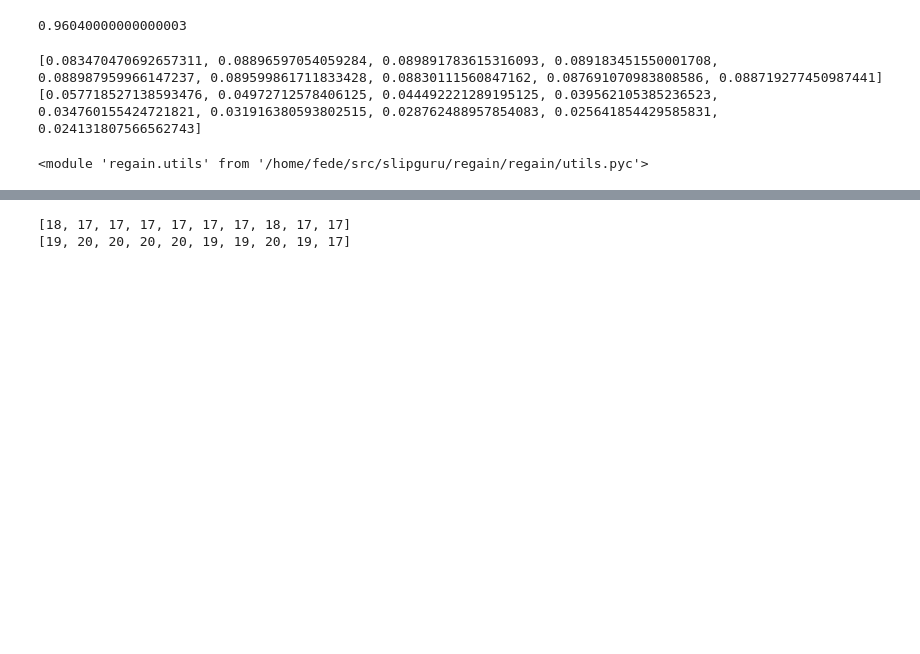
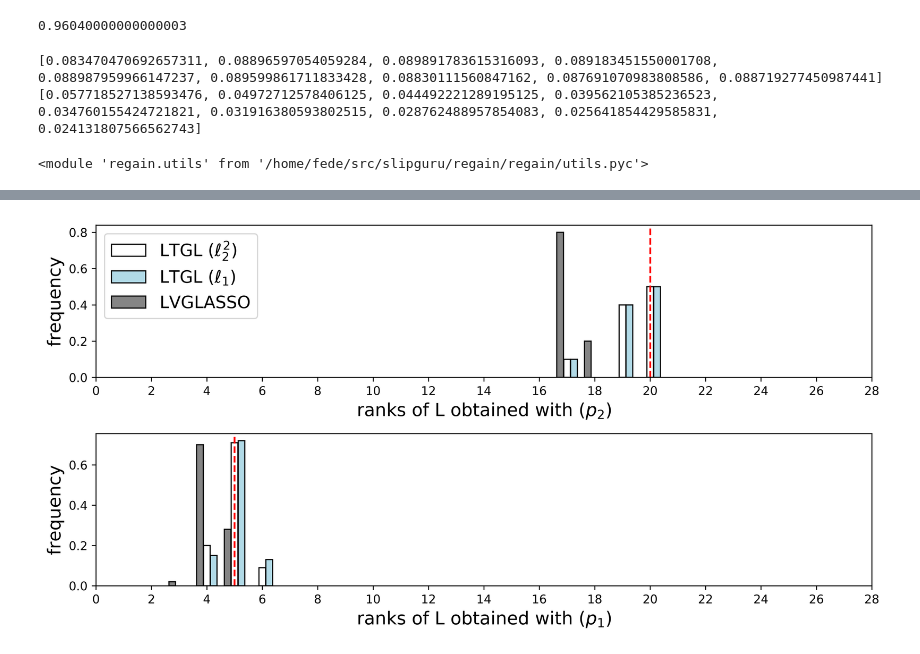
Before and after one commit to fdtomasi/regain, a Jupyter notebook: notebooks/performance analysis.ipynb, the cells around one changed output, grey strips where cells are left out. Drawn from its saved outputs; the diff is of its cells as text; code cells hidden in the pictures; blank space fills up the shorter version.

```diff
--- a/notebooks/performance analysis.ipynb
+++ b/notebooks/performance analysis.ipynb
@@ -607,6 +528,0 @@ ValueError: incompatible sizes: argument 'height' must be length 6 or scalar
-# %%
-print ([np.linalg.matrix_rank(g) for g in res_c['estimator'].L])
-print ([np.linalg.matrix_rank(g) for g in res_l['estimator'].latent_])
-# %% [output]
-[18, 17, 17, 17, 17, 17, 17, 18, 17, 17]
-[19, 20, 20, 20, 20, 19, 19, 20, 19, 17]
@@ -612,0 +537,60 @@ print ([np.linalg.matrix_rank(g) for g in res_l['estimator'].latent_])
+# %%
+l1,l2,l3,l4,l5,l6 = utils.load_pickle(filename="ells.pkl")
+# %%
+import collections
+import matplotlib.pyplot as plt
+
+f, (ax1, ax2) = plt.subplots(2,1, sharey=False, figsize=(10,5), dpi=600)
+
+colors = ['white', 'lightblue', 'C7']
+alpha = 0.95
+
+counter=collections.Counter(l1)
+ax1.bar(counter.keys(), np.array(counter.values())/len(l1),
+        alpha=alpha, width=0.24, label='LTGL ($\ell_2^2$)', color=colors[0], edgecolor='k')
+counter=collections.Counter(l2)
+ax1.bar(np.array(counter.keys())+0.25, np.array(counter.values())/len(l1),
+        alpha=alpha, width=0.24, label='LTGL ($\ell_1$)', color=colors[1], edgecolor='k')
+counter=collections.Counter(l3)
+ax1.bar(np.array(counter.keys())-0.25, np.array(counter.values())/len(l1),
+        alpha=alpha, width=0.24, label='LVGLASSO', color=colors[2], edgecolor='k')
+
+ax1.set_xticks(range(0,30, 2))
+#ax1.set_ylim(0,5)
+ax1.axvline(20, c='r', ls='--')
+ax1.set_xlabel(r'ranks of L obtained with ($p_2$)')
+ax1.set_ylabel('frequency')
+# ax1.set_xscale("log")
+# ax1.set_xlim([10, 100])
+ax1.xaxis.label.set_size(15)
+ax1.yaxis.label.set_size(15)
+
+#ax1.legend()
+# ax0.legend(prop={'size': 10})
+# ax0.set_title('bars with legend')
+
+
+counter=collections.Counter(l4)
+ax2.bar(counter.keys(), np.array(counter.values())/len(l4),
+        alpha=alpha, width=0.24, label='LTGL ($\ell_2^2$)', color=colors[0], edgecolor='k')
+counter=collections.Counter(l5)
+ax2.bar(np.array(counter.keys())+0.25,
+        np.array(counter.values())/len(l4), alpha=alpha, width=0.24, label='LTGL ($\ell_1$)', color=colors[1],
+        edgecolor='k')
+counter=collections.Counter(l6)
+ax2.bar(np.array(counter.keys())-0.25,
+        np.array(counter.values())/len(l4), alpha=alpha, width=0.24, label='LVGLASSO', color=colors[2],
+       edgecolor='k')
+
+ax2.set_xticks(range(0,30,2))
+# ax2.set_xlim(2.5,6.7)
+ax2.set_xlabel(r'ranks of L obtained with ($p_1$)')
+ax2.set_ylabel('frequency')
+ax2.xaxis.label.set_size(15)
+ax2.yaxis.label.set_size(15)
+ax2.axvline(5, c='r', ls='--')
+ax1.legend(loc='upper left', fontsize='x-large')
+plt.tight_layout()
+plt.show()
+# %% [output]
+[figure, added]
```
Also changed, not shown: parts of 11 cells of this notebook, 13 other files.
